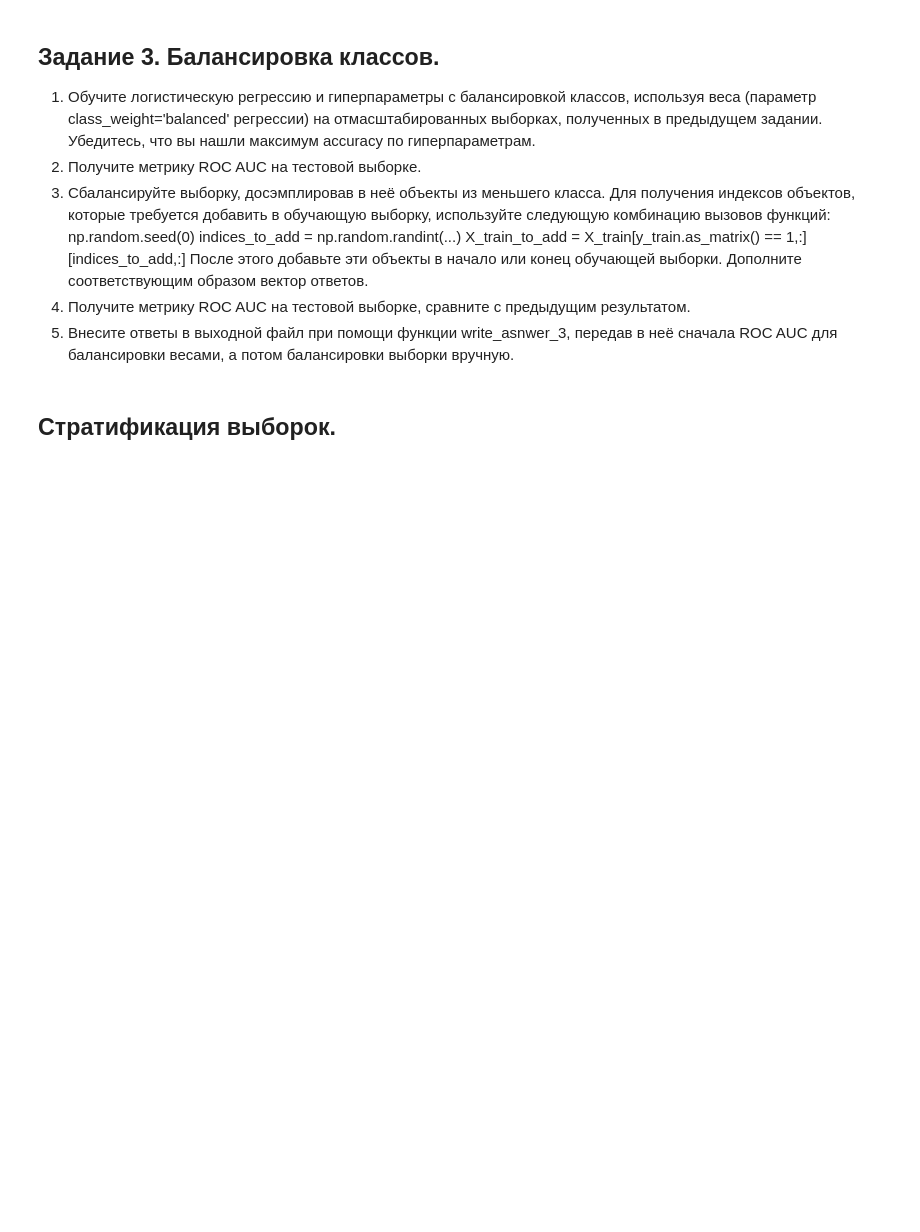
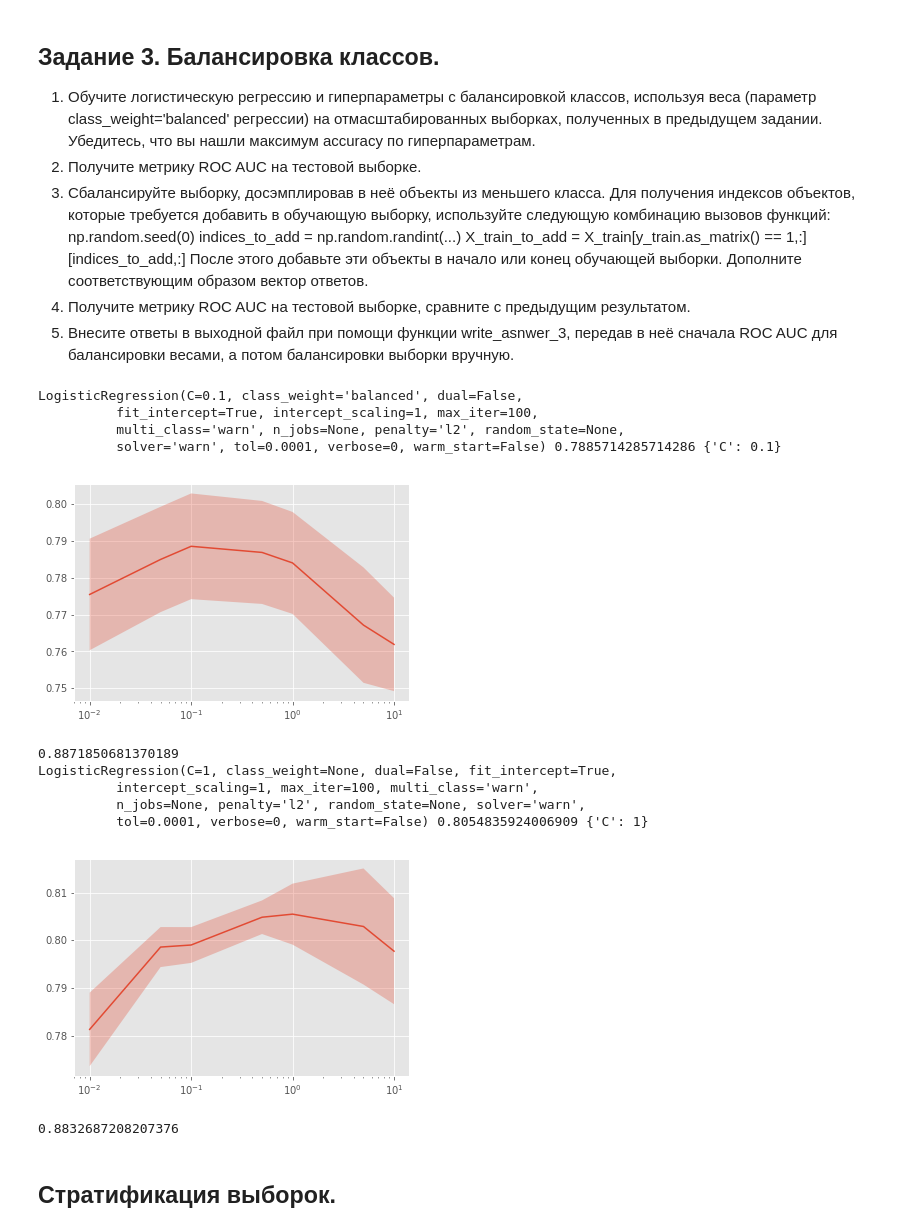
Before and after one commit to dpustovarov/machine-learning-data-analysis, a Jupyter notebook: 2-supervised-learning/week-3/Preprocessing_LR_Coursera.ipynb, the cells around one changed output. Saved outputs shown, nothing was run; the diff lists cells and outputs as text; code cells hidden in the pictures; blank space fills up the shorter version.

```diff
--- a/2-supervised-learning/week-3/Preprocessing_LR_Coursera.ipynb
+++ b/2-supervised-learning/week-3/Preprocessing_LR_Coursera.ipynb
@@ -389,3 +476,42 @@ def write_answer_3(auc_1, auc_2):
+# %%
+def write_answer_3(auc_1, auc_2):
+    auc = (auc_1 + auc_2) / 2
+    with open("preprocessing_lr_answer3.txt", "w") as fout:
+        fout.write(str(auc))
+
+optimizer = GridSearchCV(LogisticRegression(class_weight='balanced'), param_grid, cv=cv, n_jobs=-1)
+optimizer.fit(np.hstack((X_train_real_scaled, X_train_cat_oh)), y_train)
+print(optimizer.best_estimator_, optimizer.best_score_, optimizer.best_params_)
+plot_scores(optimizer)
+auc_balanced = roc_auc_score(y_test, optimizer.predict_proba(np.hstack((X_test_real_scaled, X_test_cat_oh)))[:,1])
+print(auc_balanced)
+
+np.random.seed(0)
+indices_to_add = np.random.randint(np.sum(y_train == 1), size=np.sum(y_train == 0) - np.sum(y_train == 1))
+X_train = np.hstack((X_train_real_scaled, X_train_cat_oh))
+X_train_to_add = X_train[y_train == 1, :][indices_to_add,:]
+
+optimizer = GridSearchCV(LogisticRegression(), param_grid, cv=cv, n_jobs=-1)
+optimizer.fit(np.vstack((X_train, X_train_to_add)), np.hstack((y_train, y_train.to_numpy()[y_train == 1][indices_to_add])))
+print(optimizer.best_estimator_, optimizer.best_score_, optimizer.best_params_)
+plot_scores(optimizer)
+auc_manual = roc_auc_score(y_test, optimizer.predict_proba(np.hstack((X_test_real_scaled, X_test_cat_oh)))[:,1])
+print(auc_manual)
+
+write_answer_3(auc_balanced, auc_manual)
+# %% [output]
+LogisticRegression(C=0.1, class_weight='balanced', dual=False,
+          fit_intercept=True, intercept_scaling=1, max_iter=100,
+          multi_class='warn', n_jobs=None, penalty='l2', random_state=None,
+          solver='warn', tol=0.0001, verbose=0, warm_start=False) 0.7885714285714286 {'C': 0.1}
+[figure, added]
+0.8871850681370189
+LogisticRegression(C=1, class_weight=None, dual=False, fit_intercept=True,
+          intercept_scaling=1, max_iter=100, multi_class='warn',
+          n_jobs=None, penalty='l2', random_state=None, solver='warn',
+          tol=0.0001, verbose=0, warm_start=False) 0.8054835924006909 {'C': 1}
+[figure, added]
+0.8832687208207376
 # %% [markdown]
 ## Стратификация выборок.
 # %% [markdown]
```
Also changed, not shown: parts of 31 cells of this notebook, 6 other files.
